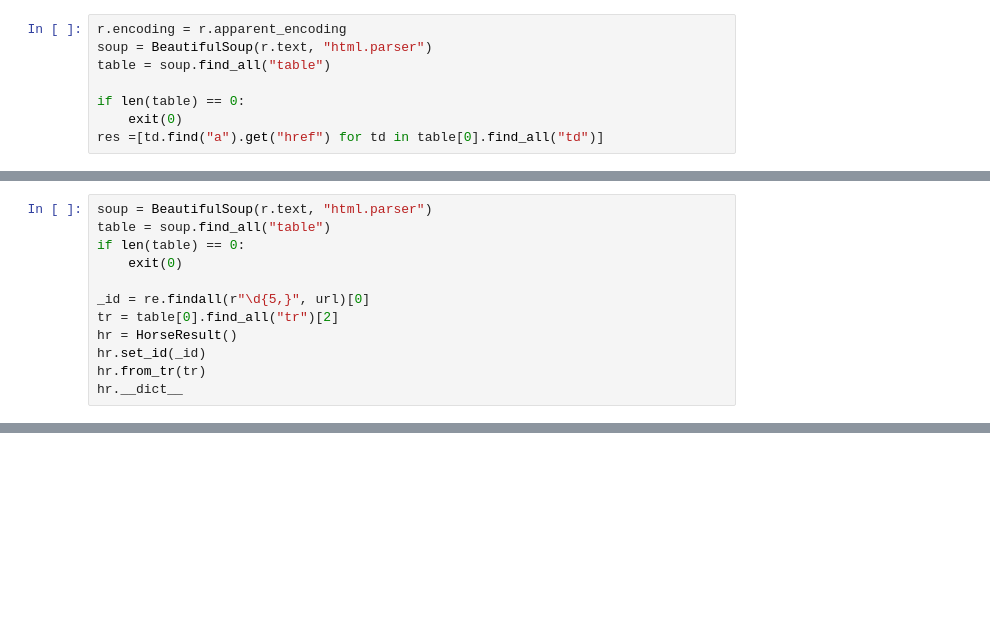
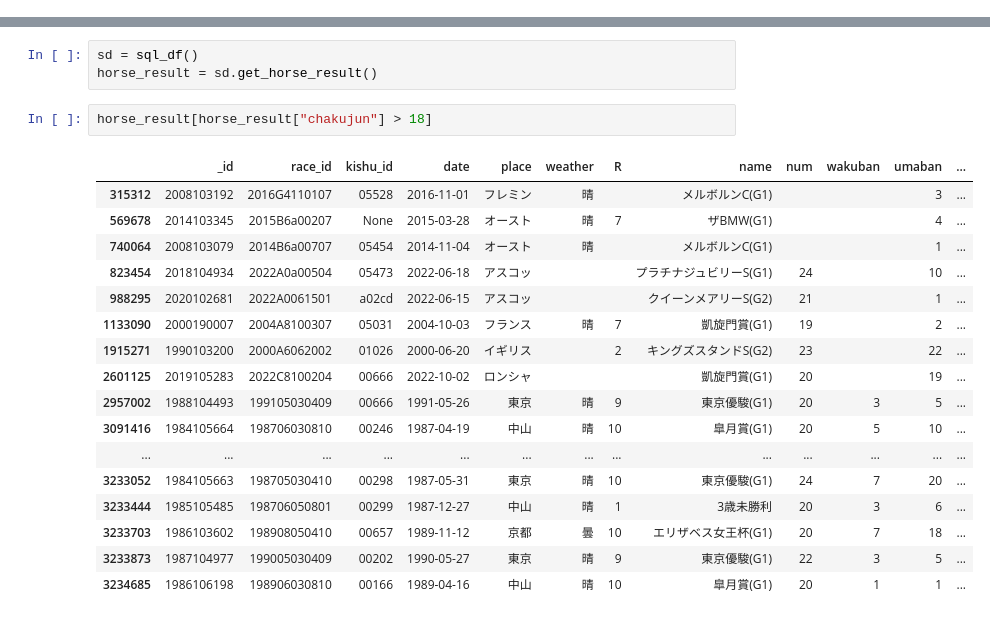
Before and after one commit to Nakanishi123/keiba2023, a Jupyter notebook: test.ipynb, the cells around one changed output, grey strips where cells are left out. Drawn from its saved outputs; the diff is of its cells as text; blank space fills up the shorter version.

```diff
--- a/test.ipynb
+++ b/test.ipynb
@@ -184,8 +0,0 @@ _id = re.findall(r"\d{5,}", url)[0]
-# %%
-r.encoding = r.apparent_encoding
-soup = BeautifulSoup(r.text, "html.parser")
-table = soup.find_all("table")
-
-if len(table) == 0:
-    exit(0)
-res =[td.find("a").get("href") for td in table[0].find_all("td")]
@@ -229,12 +0,0 @@ res[]
-# %%
-soup = BeautifulSoup(r.text, "html.parser")
-table = soup.find_all("table")
-if len(table) == 0:
-    exit(0)
-
-_id = re.findall(r"\d{5,}", url)[0]
-tr = table[0].find_all("tr")[2]
-hr = HorseResult()
-hr.set_id(_id)
-hr.from_tr(tr)
-hr.__dict__
@@ -263,0 +88,23 @@ soup = BeautifulSoup(r.text, "html.parser")
+# %%
+sd = sql_df()
+horse_result = sd.get_horse_result()
+# %%
+horse_result[horse_result["chakujun"] > 18]
+# %% [output]
+|  | _id | race_id | kishu_id | date | place | weather | R | name | num | wakuban | umaban | ... |
+| 315312 | 2008103192 | 2016G4110107 | 05528 | 2016-11-01 | フレミン | 晴 |  | メルボルンC(G1) |  |  | 3 | ... |
+| 569678 | 2014103345 | 2015B6a00207 | None | 2015-03-28 | オースト | 晴 | 7 | ザBMW(G1) |  |  | 4 | ... |
+| 740064 | 2008103079 | 2014B6a00707 | 05454 | 2014-11-04 | オースト | 晴 |  | メルボルンC(G1) |  |  | 1 | ... |
+| 823454 | 2018104934 | 2022A0a00504 | 05473 | 2022-06-18 | アスコッ |  |  | プラチナジュビリーS(G1) | 24 |  | 10 | ... |
+| 988295 | 2020102681 | 2022A0061501 | a02cd | 2022-06-15 | アスコッ |  |  | クイーンメアリーS(G2) | 21 |  | 1 | ... |
+| 1133090 | 2000190007 | 2004A8100307 | 05031 | 2004-10-03 | フランス | 晴 | 7 | 凱旋門賞(G1) | 19 |  | 2 | ... |
+| 1915271 | 1990103200 | 2000A6062002 | 01026 | 2000-06-20 | イギリス |  | 2 | キングズスタンドS(G2) | 23 |  | 22 | ... |
+| 2601125 | 2019105283 | 2022C8100204 | 00666 | 2022-10-02 | ロンシャ |  |  | 凱旋門賞(G1) | 20 |  | 19 | ... |
+| 2957002 | 1988104493 | 199105030409 | 00666 | 1991-05-26 | 東京 | 晴 | 9 | 東京優駿(G1) | 20 | 3 | 5 | ... |
+| 3091416 | 1984105664 | 198706030810 | 00246 | 1987-04-19 | 中山 | 晴 | 10 | 皐月賞(G1) | 20 | 5 | 10 | ... |
+| ... | ... | ... | ... | ... | ... | ... | ... | ... | ... | ... | ... | ... |
+| 3233052 | 1984105663 | 198705030410 | 00298 | 1987-05-31 | 東京 | 晴 | 10 | 東京優駿(G1) | 24 | 7 | 20 | ... |
+| 3233444 | 1985105485 | 198706050801 | 00299 | 1987-12-27 | 中山 | 晴 | 1 | 3歳未勝利 | 20 | 3 | 6 | ... |
+| 3233703 | 1986103602 | 198908050410 | 00657 | 1989-11-12 | 京都 | 曇 | 10 | エリザベス女王杯(G1) | 20 | 7 | 18 | ... |
+| 3233873 | 1987104977 | 199005030409 | 00202 | 1990-05-27 | 東京 | 晴 | 9 | 東京優駿(G1) | 22 | 3 | 5 | ... |
+| 3234685 | 1986106198 | 198906030810 | 00166 | 1989-04-16 | 中山 | 晴 | 10 | 皐月賞(G1) | 20 | 1 | 1 | ... |
```
Also changed, not shown: parts of 15 cells of this notebook, 3 other files.
